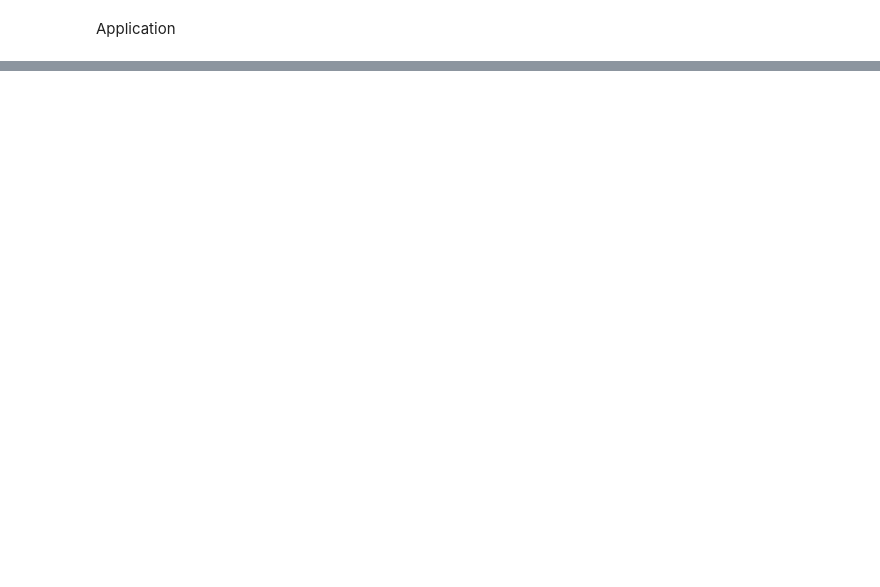
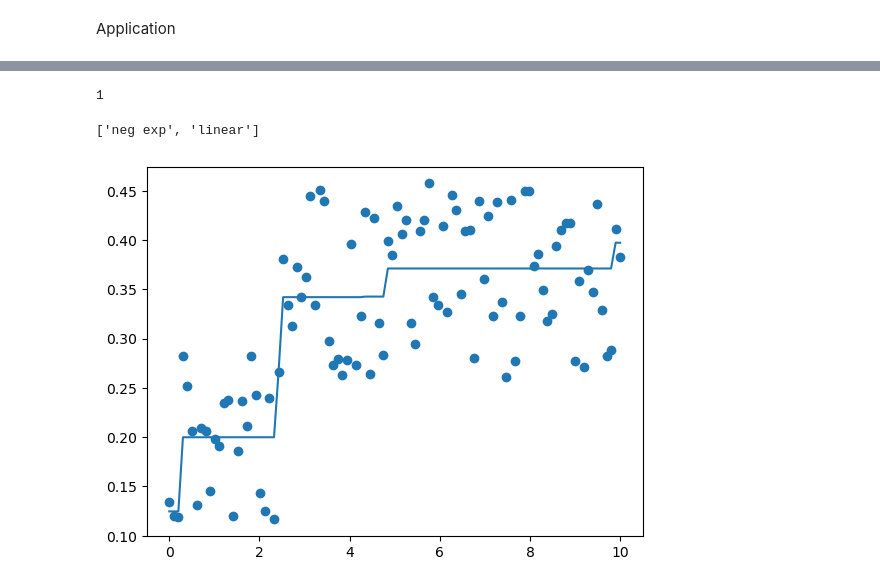
Before and after one commit to DaniNiamut/ict-f0ntys-internship, a Jupyter notebook: max_rate_reaction.ipynb, the cells around one changed output, grey strips where cells are left out. Saved outputs shown, nothing was run; the diff lists cells and outputs as text; code cells hidden in the pictures; blank space fills up the shorter version.

```diff
--- a/max_rate_reaction.ipynb
+++ b/max_rate_reaction.ipynb
@@ -81,0 +56,26 @@ df.iloc[a[0]]
+# %%
+a_sig = np.random.uniform(0.1, 1)
+b_sig, c_sig = np.random.uniform(0.1, 5, 2)
+
+a_lin = np.random.uniform(0.1, 5)
+b_lin = np.random.uniform(-5, 5)
+
+a_exp, b_exp = np.random.uniform(0, 5, 2)
+
+a_neg = np.random.uniform(0.3, 1)
+b_neg = np.random.uniform(0.1, 5)
+c_neg = np.random.uniform(-5, 5)
+d_neg = np.random.uniform(0.1, 0.4)
+# %%
+t_vals = np.linspace(0,10,50)
+noise = np.random.uniform(-0.1, 0.1, 50)
+y_vals_sig = sigmoid_fn(t_vals, a_sig, b_sig, c_sig)
+y_vals_lin = linear_fn(t_vals, a_lin, b_lin)
+y_vals_exp = exp_fn(t_vals, a_exp, b_exp)
+y_vals_neg = neg_exp_fn(t_vals, a_neg, b_neg, c_neg, d_neg)
+
+ir = IsotonicRegression(increasing=True)
+iso_fit = ir.fit_transform(t_vals, y_vals_neg + noise)
+
+plt.plot(t_vals, iso_fit, color='orange')
+plt.scatter(t_vals, y_vals_neg+ noise)
@@ -81,0 +85,4 @@ df.iloc[a[0]]
+# %%
+pre_list.index('linear')
+# %% [output]
+1
@@ -81,0 +155,9 @@ df.iloc[a[0]]
+# %%
+plt.plot(t_vals, incorrects[6][0])
+plt.plot(t_vals, incorrects[6][1])
+#plt.plot(t_vals, incorrects[6][2])
+#plt.plot(t_vals, incorrects[6][3])
+incorrects[6][-2:]
+# %% [output]
+['neg exp', 'linear']
+[figure, added]
```
Also changed, not shown: parts of 12 cells of this notebook, 1 other file.
